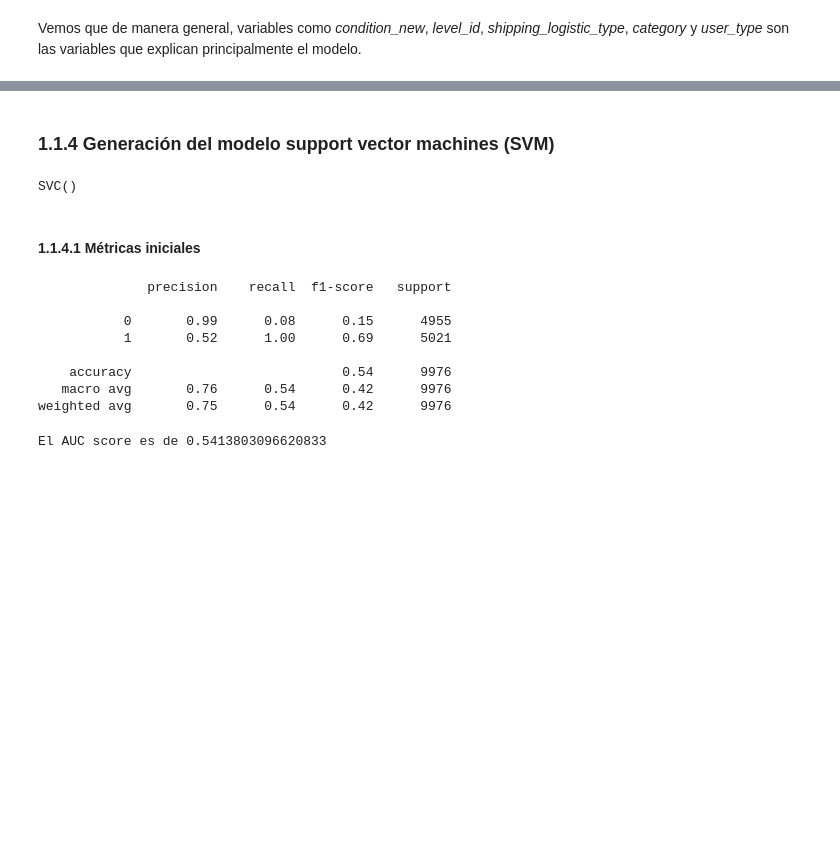
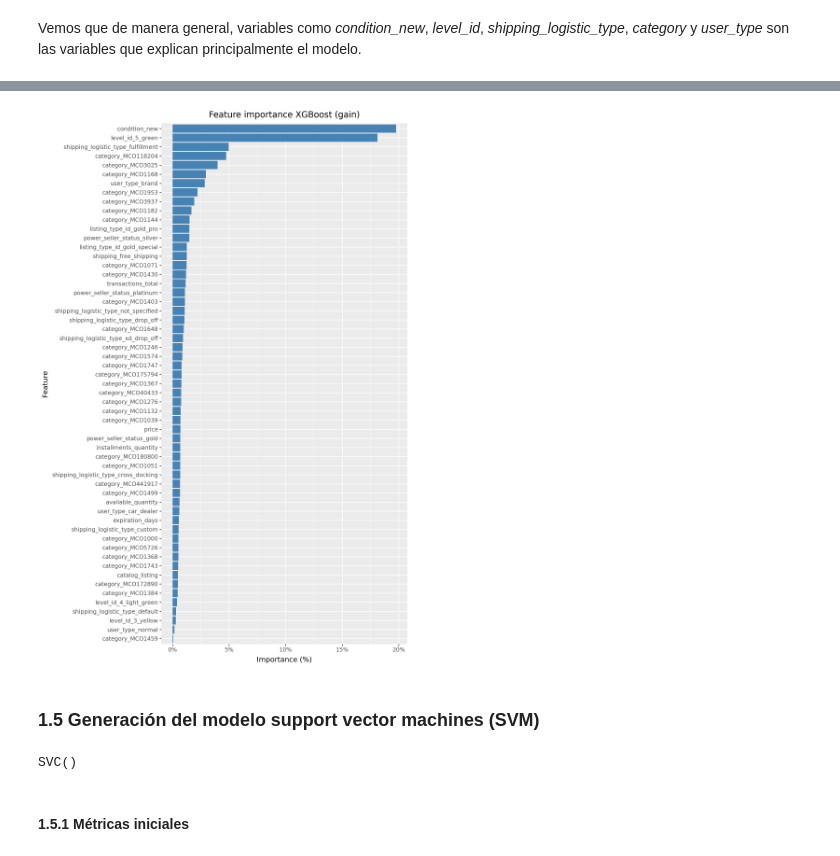
Before and after one commit to icaro1518/ml_discounts, a Jupyter notebook: 4_models.ipynb, the cells around one changed output, grey strips where cells are left out. Cells and saved outputs as stored; diff of their text form; code cells hidden in the pictures; blank space fills up the shorter version.

```diff
--- a/4_models.ipynb
+++ b/4_models.ipynb
@@ -173,7 +192,0 @@ feature_order = feature_importance_scores["feature"].tolist()
-# %% [markdown]
-### 1.1.4 Generación del modelo support vector machines (SVM)
-# %%
-class_model_svm = SVC()
-class_model_svm.fit(X_train, y_train)
-# %% [output]
-SVC()
@@ -182,17 +193,24 @@ y_pred_svm = class_model_svm.predict(X_test)
-# %% [markdown]
-#### 1.1.4.1 Métricas iniciales
-# %%
-print(classification_report(y_test, y_pred_svm))
-# %% [output]
-              precision    recall  f1-score   support
-
-           0       0.99      0.08      0.15      4955
-           1       0.52      1.00      0.69      5021
-
-    accuracy                           0.54      9976
-   macro avg       0.76      0.54      0.42      9976
-weighted avg       0.75      0.54      0.42      9976
-# %%
-print("El AUC score es de " + str(roc_auc_score(y_test, y_pred_svm)))
-# %% [output]
-El AUC score es de 0.5413803096620833
+# %%
+feature_order = feature_imp["feature"].tolist()
+
+(ggplot(feature_imp, aes(x='feature', y='relative_importance')) +
+ geom_bar(stat='identity', fill='steelblue') +
+ theme(legend_position="none", figure_size=(8, 12)) +
+ labs(title="Feature importance XGBoost (gain)", x="Feature", y="Importance (%)") +
+ scale_y_continuous(labels = percent_format()) +
+ scale_x_discrete(limits = feature_order[::-1]) +
+ coord_flip()
+)
+# %% [output]
+[figure, added]
+# %% [markdown]
+### 1.5 Generación del modelo support vector machines (SVM)
+# %%
+class_model_svm = SVC()
+svm_model = ModelGeneration(class_model_svm, (X_train, X_test, X_val, y_val,y_train, y_test))
+svm_model.fit_model()
+svm_model.model
+# %% [output]
+SVC()
+# %% [markdown]
+#### 1.5.1 Métricas iniciales
```
Also changed, not shown: parts of 73 cells of this notebook, 2 other files.
